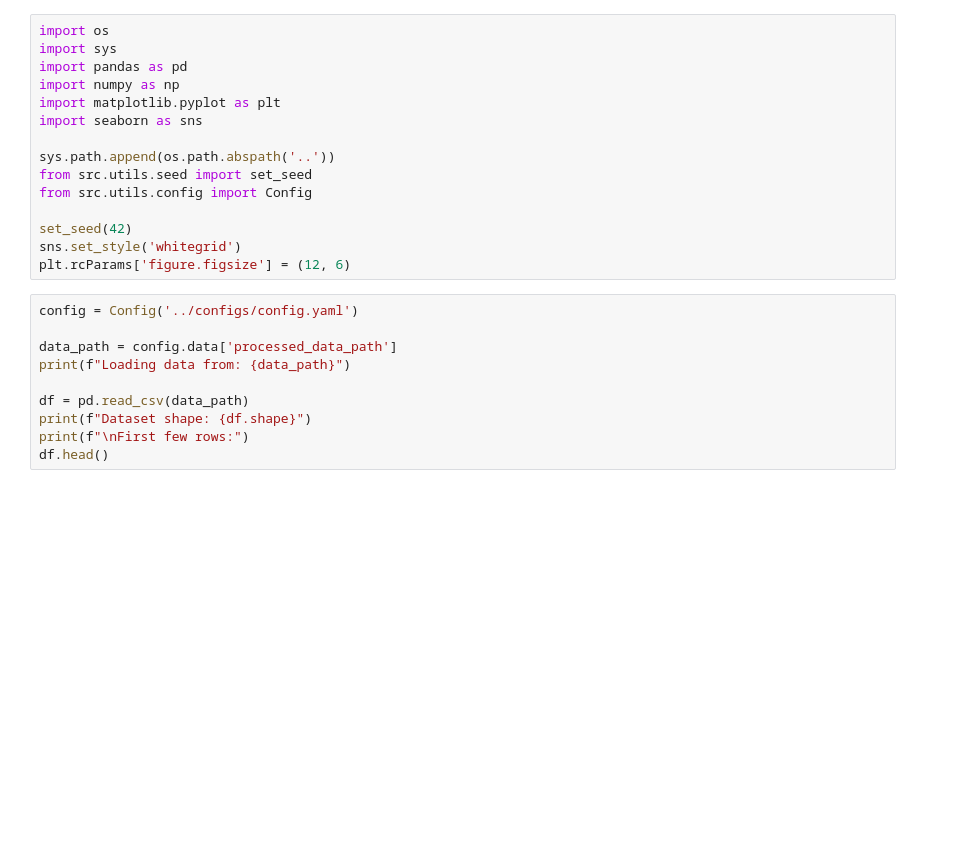
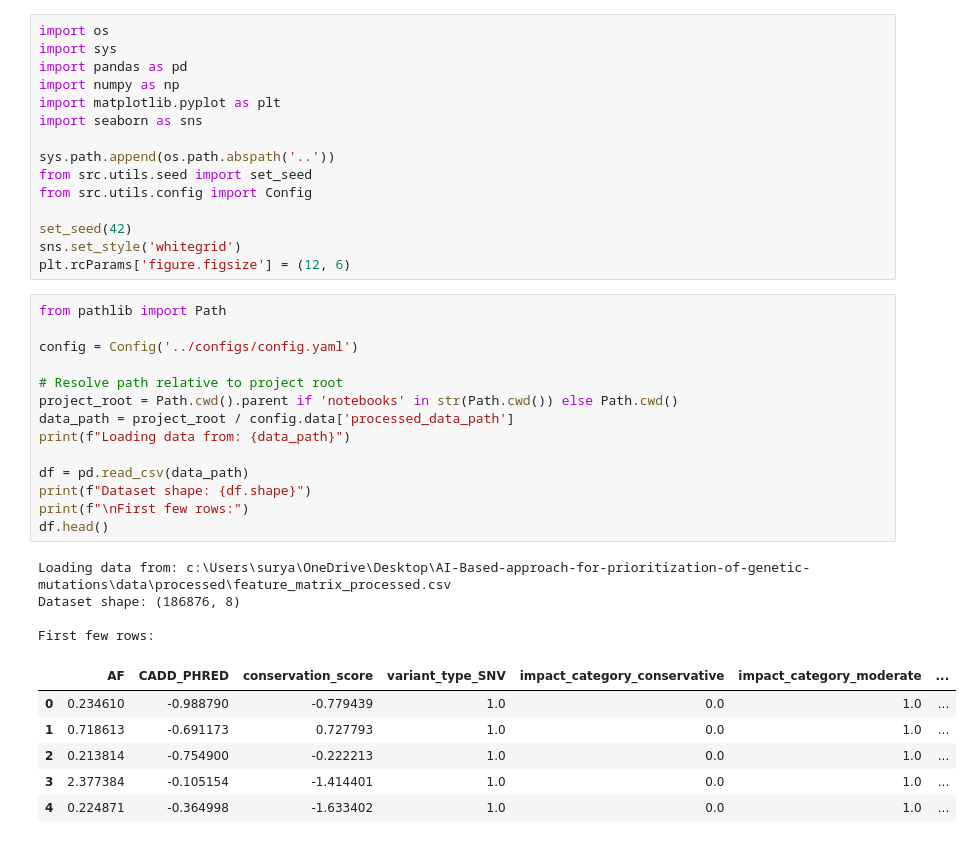
Before and after one commit to Surya-Hariharan/AI-Based-approach-for-prioritization-of-genetic-mutations, a Jupyter notebook: notebooks/01_data_exploration.ipynb, the cells around one changed output. Drawn from its saved outputs; the diff is of its cells as text; blank space fills up the shorter version.

```diff
--- a/notebooks/01_data_exploration.ipynb
+++ b/notebooks/01_data_exploration.ipynb
@@ -14,15 +14,30 @@ set_seed(42)
 sns.set_style('whitegrid')
 plt.rcParams['figure.figsize'] = (12, 6)
 # %%
+from pathlib import Path
+
 config = Config('../configs/config.yaml')
 
-data_path = config.data['processed_data_path']
+# Resolve path relative to project root
+project_root = Path.cwd().parent if 'notebooks' in str(Path.cwd()) else Path.cwd()
+data_path = project_root / config.data['processed_data_path']
 print(f"Loading data from: {data_path}")
 
 df = pd.read_csv(data_path)
 print(f"Dataset shape: {df.shape}")
 print(f"\nFirst few rows:")
 df.head()
+# %% [output]
+Loading data from: c:\Users\surya\OneDrive\Desktop\AI-Based-approach-for-prioritization-of-genetic-mutations\data\processed\feature_matrix_processed.csv
+Dataset shape: (186876, 8)
+
+First few rows:
+|  | AF | CADD_PHRED | conservation_score | variant_type_SNV | impact_category_conservative | impact_category_moderate | ... |
+| 0 | 0.234610 | -0.988790 | -0.779439 | 1.0 | 0.0 | 1.0 | ... |
+| 1 | 0.718613 | -0.691173 | 0.727793 | 1.0 | 0.0 | 1.0 | ... |
+| 2 | 0.213814 | -0.754900 | -0.222213 | 1.0 | 0.0 | 1.0 | ... |
+| 3 | 2.377384 | -0.105154 | -1.414401 | 1.0 | 0.0 | 1.0 | ... |
+| 4 | 0.224871 | -0.364998 | -1.633402 | 1.0 | 0.0 | 1.0 | ... |
 # %%
 print("Dataset Info:")
 print(df.info())
```
Also changed, not shown: parts of 7 cells of this notebook, 5 other files.
